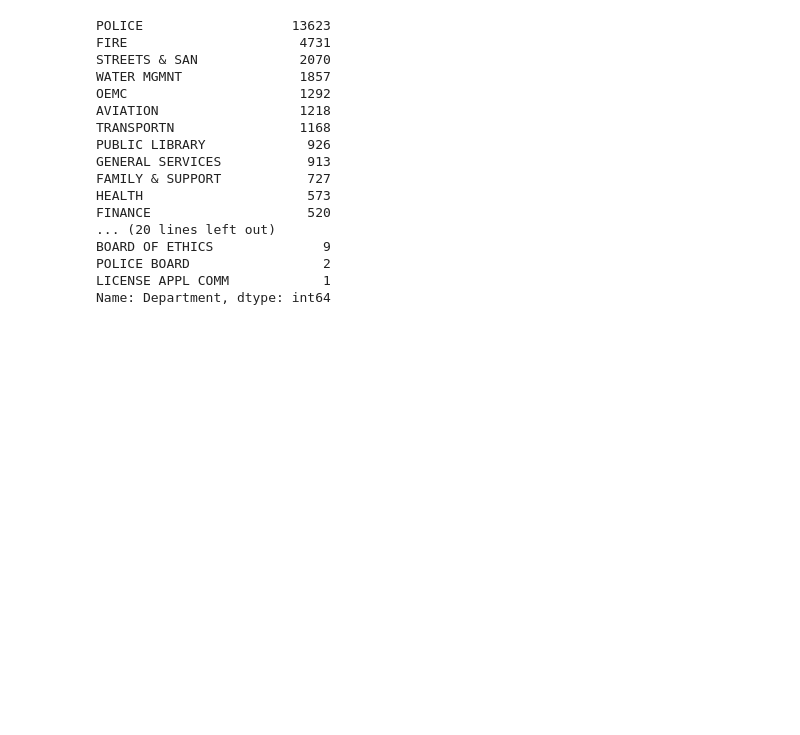
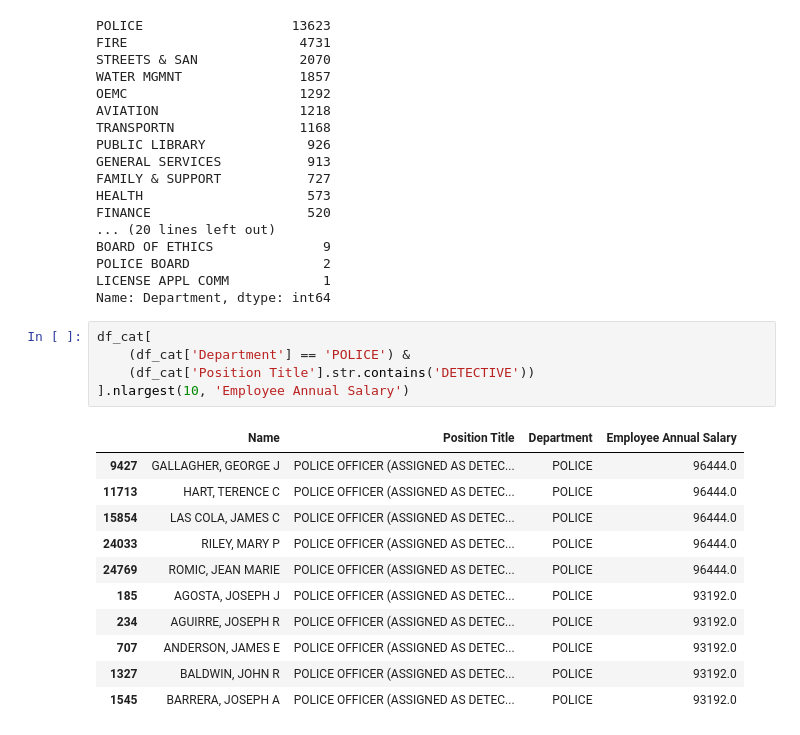
Before and after one commit to jstrickler/20190506Bettis, a Jupyter notebook: NOTEBOOKS/PandasCategoricals.ipynb, the cells around one changed output. Saved outputs shown, nothing was run; the diff lists cells and outputs as text; blank space fills up the shorter version.

```diff
--- a/NOTEBOOKS/PandasCategoricals.ipynb
+++ b/NOTEBOOKS/PandasCategoricals.ipynb
@@ -179,3 +153,20 @@ BOARD OF ETHICS              9
 POLICE BOARD                 2
 LICENSE APPL COMM            1
 Name: Department, dtype: int64
+# %%
+df_cat[
+    (df_cat['Department'] == 'POLICE') &
+    (df_cat['Position Title'].str.contains('DETECTIVE'))
+].nlargest(10, 'Employee Annual Salary')
+# %% [output]
+|  | Name | Position Title | Department | Employee Annual Salary |
+| 9427 | GALLAGHER, GEORGE J | POLICE OFFICER (ASSIGNED AS DETEC... | POLICE | 96444.0 |
+| 11713 | HART, TERENCE C | POLICE OFFICER (ASSIGNED AS DETEC... | POLICE | 96444.0 |
+| 15854 | LAS COLA, JAMES C | POLICE OFFICER (ASSIGNED AS DETEC... | POLICE | 96444.0 |
+| 24033 | RILEY, MARY P | POLICE OFFICER (ASSIGNED AS DETEC... | POLICE | 96444.0 |
+| 24769 | ROMIC, JEAN MARIE | POLICE OFFICER (ASSIGNED AS DETEC... | POLICE | 96444.0 |
+| 185 | AGOSTA, JOSEPH J | POLICE OFFICER (ASSIGNED AS DETEC... | POLICE | 93192.0 |
+| 234 | AGUIRRE, JOSEPH R | POLICE OFFICER (ASSIGNED AS DETEC... | POLICE | 93192.0 |
+| 707 | ANDERSON, JAMES E | POLICE OFFICER (ASSIGNED AS DETEC... | POLICE | 93192.0 |
+| 1327 | BALDWIN, JOHN R | POLICE OFFICER (ASSIGNED AS DETEC... | POLICE | 93192.0 |
+| 1545 | BARRERA, JOSEPH A | POLICE OFFICER (ASSIGNED AS DETEC... | POLICE | 93192.0 |
```
Also changed, not shown: parts of 8 cells of this notebook, 15 other files.
